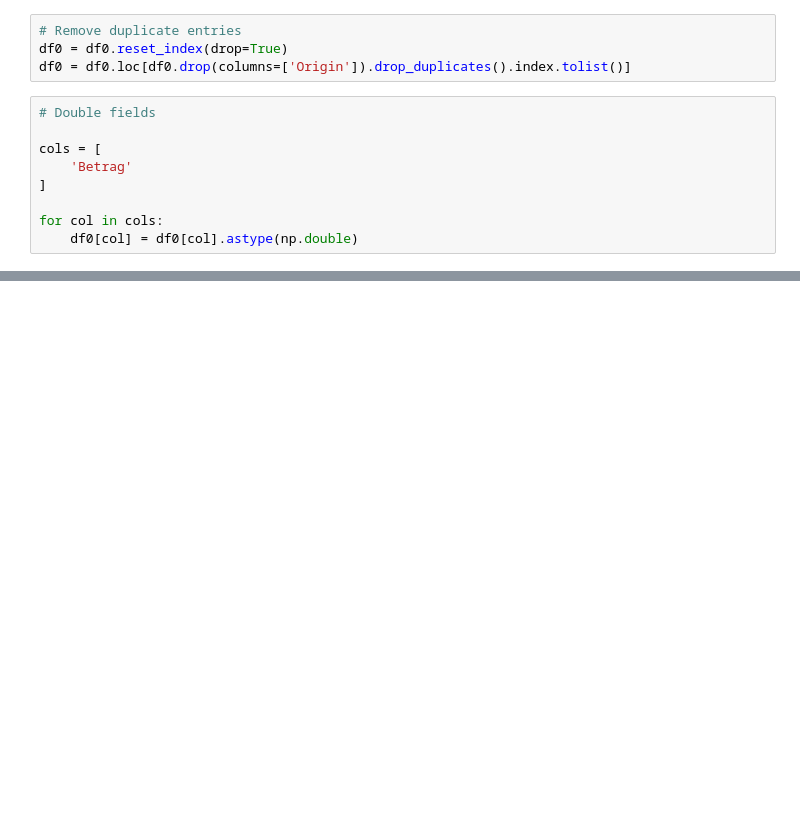
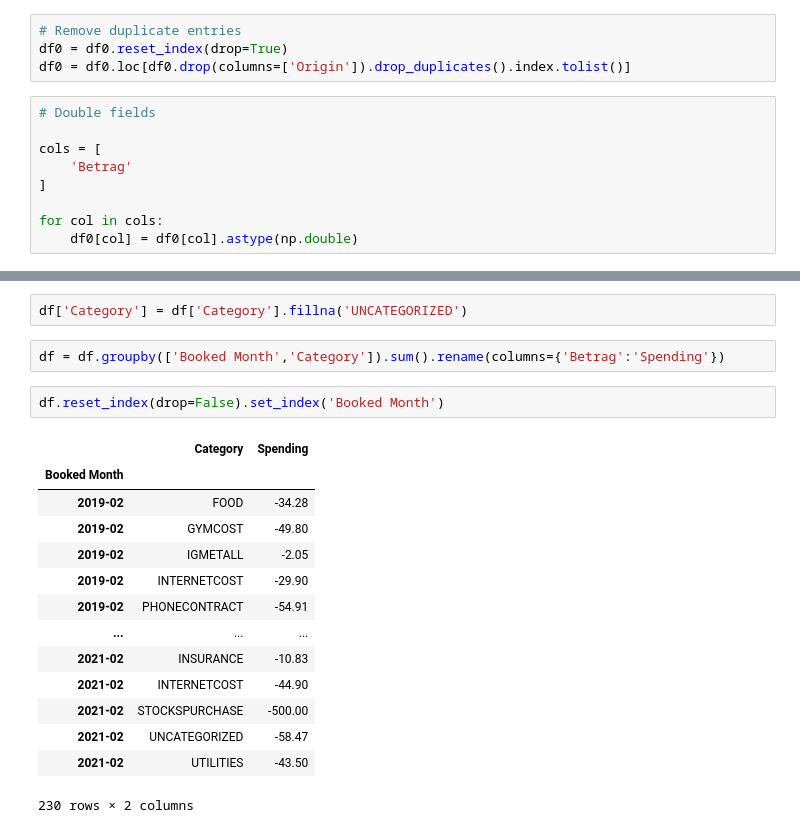
Before and after one commit to janlucasdeinhard/pyfiles, a Jupyter notebook: 50_ADMIN/MONETARY/v3/PREPROCESSING.ipynb, the cells around one changed output, grey strips where cells are left out. Drawn from its saved outputs; the diff is of its cells as text; blank space fills up the shorter version.

```diff
--- a/50_ADMIN/MONETARY/v3/PREPROCESSING.ipynb
+++ b/50_ADMIN/MONETARY/v3/PREPROCESSING.ipynb
@@ -292,0 +213,21 @@ df0[[
+# %%
+df['Category'] = df['Category'].fillna('UNCATEGORIZED')
+# %%
+df = df.groupby(['Booked Month','Category']).sum().rename(columns={'Betrag':'Spending'})
+# %%
+df.reset_index(drop=False).set_index('Booked Month')
+# %% [output]
+|  | Category | Spending |
+| Booked Month |  |  |
+| 2019-02 | FOOD | -34.28 |
+| 2019-02 | GYMCOST | -49.80 |
+| 2019-02 | IGMETALL | -2.05 |
+| 2019-02 | INTERNETCOST | -29.90 |
+| 2019-02 | PHONECONTRACT | -54.91 |
+| ... | ... | ... |
+| 2021-02 | INSURANCE | -10.83 |
+| 2021-02 | INTERNETCOST | -44.90 |
+| 2021-02 | STOCKSPURCHASE | -500.00 |
+| 2021-02 | UNCATEGORIZED | -58.47 |
+| 2021-02 | UTILITIES | -43.50 |
+230 rows × 2 columns
```
Also changed, not shown: parts of 39 cells of this notebook.
